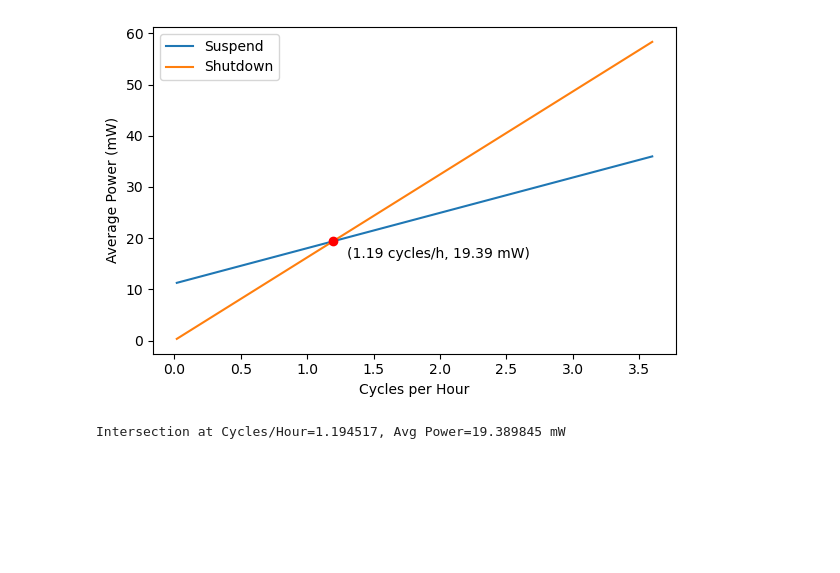
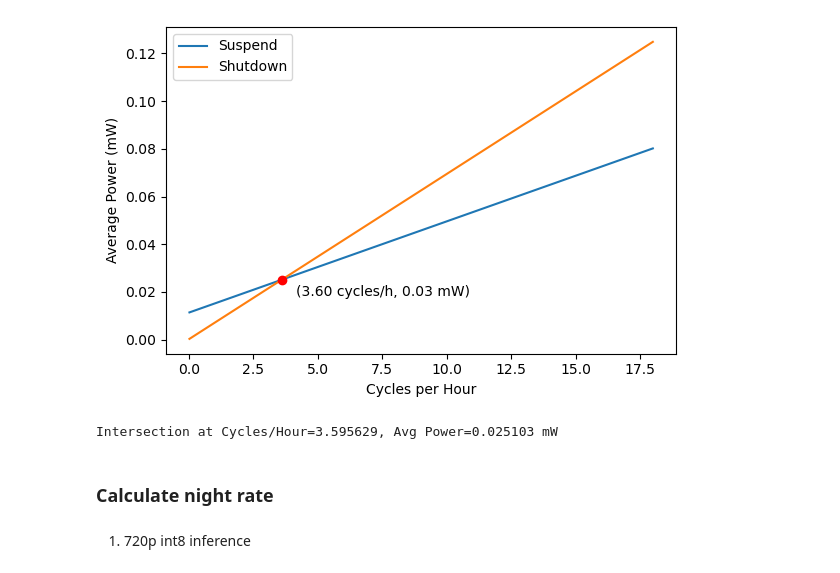
Before and after one commit to liyinze1/roadrunner-ai, a Jupyter notebook: visulisation.ipynb, the cells around one changed output. Cells and saved outputs as stored; diff of their text form; code cells hidden in the pictures; blank space fills up the shorter version.

```diff
--- a/visulisation.ipynb
+++ b/visulisation.ipynb
@@ -2,23 +2,23 @@
 import numpy as np
 import matplotlib.pyplot as plt
 
-voltage = 3.3
+
+E_cycle = 14.16871621
+t_cycle = 35.538
+
+E_boot = 10.77697843
+t_boot = 29.054
+
+P_shutdown = 2e-4
+P_suspend = 0.011154 + 2e-4
 
 def suspend(duration):
-    activate_power = 110.83
-    activate_time = 70
-    suspend_power = 3.38
-    suspend_time = duration - activate_time
-    return (activate_power * activate_time + suspend_power * suspend_time) * voltage / duration
+    return (E_cycle + P_suspend * (duration - t_cycle)) / duration
 
 def shutdown(duration):
-    activate_power = 155
-    activate_time = 114
-    shutdown_power = 0.01312
-    shutdown_time = duration - activate_time
-    return (activate_power * activate_time + shutdown_power * shutdown_time) * voltage / duration
+    return (E_cycle + E_boot + P_shutdown * (duration - t_cycle - t_boot)) / duration
 
-durates = np.arange(1000, 200000, 1)
+durates = np.arange(200, 200000, 1)
 x = 3600 / durates
 y1 = suspend(durates)
 y2 = shutdown(durates)
@@ -30,32 +30,36 @@ idx = np.where(np.diff(np.sign(diff)))[0]
 if len(idx) == 0:
     raise ValueError('No intersection found in the given range.')
 
 i = idx[0]
 d0, d1 = durates[i], durates[i+1]
 f0, f1 = diff[i], diff[i+1]
 
 # Linear interpolation for more precise crossing
 d_cross = d0 - f0 * (d1 - d0) / (f1 - f0)
 x_cross = 3600 / d_cross
 y_cross = suspend(d_cross)
 
 # ---- Plot ----
 plt.figure(figsize=(6, 4))
 plt.plot(x, y1, label='Suspend')
 plt.plot(x, y2, label='Shutdown')
 plt.scatter([x_cross], [y_cross], color='red', zorder=5)
 plt.annotate(f'({x_cross:.2f} cycles/h, {y_cross:.2f} mW)',
              (x_cross, y_cross),
              textcoords='offset points',
              xytext=(10, -12))
 
 plt.legend()
 plt.xlabel('Cycles per Hour')
 plt.ylabel('Average Power (mW)')
 plt.tight_layout()
 plt.show()
 
 print(f'Intersection at Cycles/Hour={x_cross:.6f}, Avg Power={y_cross:.6f} mW')
 # %% [output]
-[figure, old version]
+[figure, new version]
-Intersection at Cycles/Hour=1.194517, Avg Power=19.389845 mW
+Intersection at Cycles/Hour=3.595629, Avg Power=0.025103 mW
+# %% [markdown]
+### Calculate night rate
+# %% [markdown]
+1. 720p int8 inference
```
Also changed, not shown: parts of 1 cell of this notebook, 3 other files.
